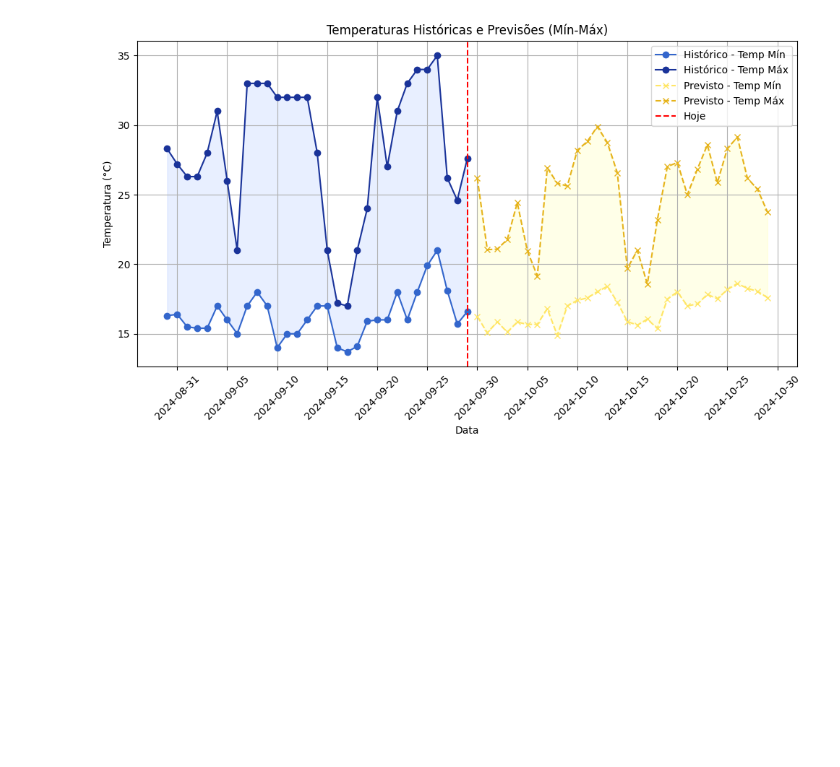
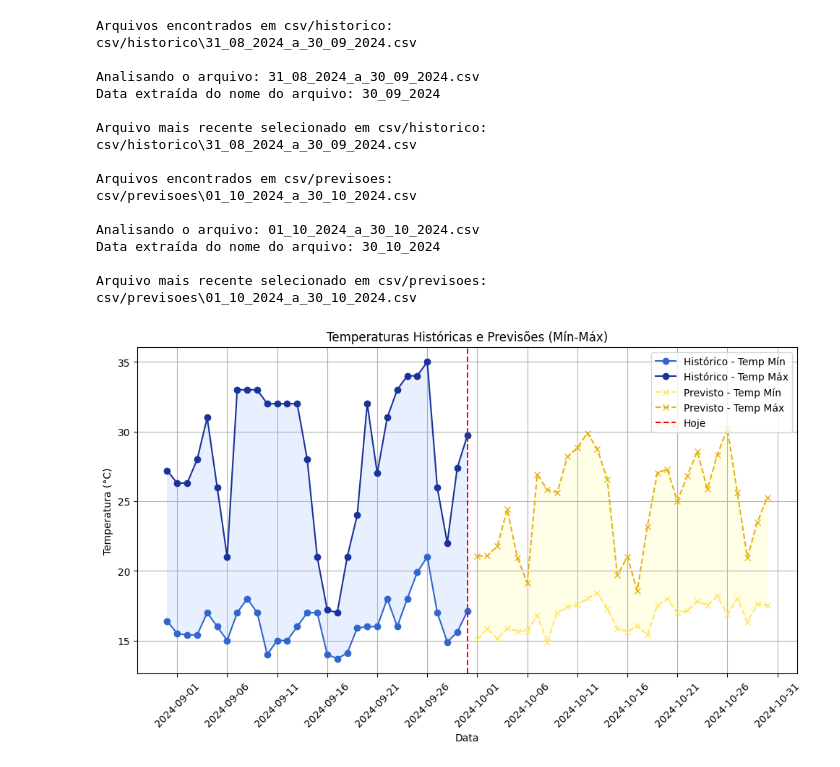
Before and after one commit to MatheusMouraPinho/WeatherLearning, a Jupyter notebook: dashboard.ipynb, the cells around one changed output. Saved outputs shown, nothing was run; the diff lists cells and outputs as text; code cells hidden in the pictures; blank space fills up the shorter version.

```diff
--- a/dashboard.ipynb
+++ b/dashboard.ipynb
@@ -38,11 +86,60 @@ historico.head(-1), previsoes.head(-1)
 # %%
 import matplotlib.pyplot as plt
+import matplotlib.dates as mdates
 import pandas as pd
-import matplotlib.dates as mdates
+import os
+import glob
+import re
+from datetime import datetime
+import sys
 
-# Ler os arquivos CSV
-historico = pd.read_csv(r'C:\FIAP\WeatherLearning\csv\historico\31_08_2024_a_30_09_2024.csv')
-previsoes = pd.read_csv(r'C:\FIAP\WeatherLearning\csv\previsoes\30_09_2024_a_29_10_2024.csv')
+def get_most_recent_file(directory, pattern):
+    arquivos = glob.glob(os.path.join(directory, pattern))
+    print(f"\nArquivos encontrados em {directory}:")
+    if arquivos:
+        for arquivo in arquivos:
+            print(arquivo)
+    else:
+        print("Nenhum arquivo encontrado.")
+
+    if not arquivos:
+        print(f"Sem dados em {directory}.")
+        sys.exit()
+    arquivos_com_datas = []
+    for arquivo in arquivos:
+        nome_arquivo = os.path.basename(arquivo)
+        print(f"\nAnalisando o arquivo: {nome_arquivo}")
+        # Ajuste do regex conforme o formato real dos nomes dos arquivos
+        match = re.search(r'_a_(\d{2}_\d{2}_\d{4})\.csv$', nome_arquivo)
+        if match:
+            data_str = match.group(1)
+            print(f"Data extraída do nome do arquivo: {data_str}")
+            try:
+                data = datetime.strptime(data_str, '%d_%m_%Y')
+                arquivos_com_datas.append((arquivo, data))
+            except ValueError:
+                print(f"Formato de data inválido em {nome_arquivo}.")
+        else:
+            print(f"Arquivo {nome_arquivo} não corresponde ao padrão esperado.")
+    if not arquivos_com_datas:
+        print(f"Sem arquivos com datas válidas em {directory}.")
+        sys.exit()
+    arquivo_mais_recente = max(arquivos_com_datas, key=lambda x: x[1])[0]
+    print(f"\nArquivo mais recente selecionado em {directory}: {arquivo_mais_recente}")
+    return arquivo_mais_recente
+
+# Diretórios e padrões
+diretorio_historico = 'csv/historico'
+diretorio_previsao = 'csv/previsoes'
+padrao_arquivos = '*_a_*.csv'  # Ajuste o padrão conforme necessário
+
+# Obtém os arquivos mais recentes
+historico_caminho = get_most_recent_file(diretorio_historico, padrao_arquivos)
+previsoes_caminho = get_most_recent_file(diretorio_previsao, padrao_arquivos)
+
+# Ler os arquivos CSV em DataFrames
+historico = pd.read_csv(historico_caminho)
+previsoes = pd.read_csv(previsoes_caminho)
 
 # Definir as cores em RGB para as linhas
 historico_min_rgb = (0.2, 0.4, 0.8)  # Azul para o histórico de temperatura mínima
@@ -82,31 +179,46 @@ plt.fill_between(dados['date'][len(historico):], dados['tmin'][len(historico):],
 # Plotando as linhas das temperaturas mínimas e máximas
 plt.plot(dados['date'][:len(historico)], dados['tmin'][:len(historico)], label='Histórico - Temp Mín', color=historico_min_rgb, marker='o')
 plt.plot(dados['date'][:len(historico)], dados['tmax'][:len(historico)], label='Histórico - Temp Máx', color=historico_max_rgb, marker='o')
 plt.plot(dados['date'][len(historico):], dados['tmin'][len(historico):], label='Previsto - Temp Mín', color=previsao_min_rgb, linestyle='--', marker='x')
 plt.plot(dados['date'][len(historico):], dados['tmax'][len(historico):], label='Previsto - Temp Máx', color=previsao_max_rgb, linestyle='--', marker='x')
 
 # Adicionando a linha vermelha tracejada na data de transição
 plt.axvline(x=data_transicao, color='red', linestyle='--', label='Hoje')
 
 # Ajustando o eixo X para exibir uma data a cada 5 dias
 plt.gca().xaxis.set_major_locator(mdates.DayLocator(interval=5))
 plt.gca().xaxis.set_major_formatter(mdates.DateFormatter('%Y-%m-%d'))
 
 # Ajustando o gráfico
 plt.title('Temperaturas Históricas e Previsões (Mín-Máx)')
 plt.xlabel('Data')
 plt.ylabel('Temperatura (°C)')
 plt.legend(handles=[plt.Line2D([0], [0], color=historico_min_rgb, marker='o', label='Histórico - Temp Mín'),
                     plt.Line2D([0], [0], color=historico_max_rgb, marker='o', label='Histórico - Temp Máx'),
                     plt.Line2D([0], [0], color=previsao_min_rgb, linestyle='--', marker='x', label='Previsto - Temp Mín'),
                     plt.Line2D([0], [0], color=previsao_max_rgb, linestyle='--', marker='x', label='Previsto - Temp Máx'),
                     plt.Line2D([0], [0], color='red', linestyle='--', label='Hoje')])
 
 plt.grid(True)
 plt.xticks(rotation=45)
 plt.tight_layout()
 
 # Exibir o gráfico
 plt.show()
 # %% [output]
+Arquivos encontrados em csv/historico:
+csv/historico\31_08_2024_a_30_09_2024.csv
+
+Analisando o arquivo: 31_08_2024_a_30_09_2024.csv
+Data extraída do nome do arquivo: 30_09_2024
+
+Arquivo mais recente selecionado em csv/historico: csv/historico\31_08_2024_a_30_09_2024.csv
+
+Arquivos encontrados em csv/previsoes:
+csv/previsoes\01_10_2024_a_30_10_2024.csv
+
+Analisando o arquivo: 01_10_2024_a_30_10_2024.csv
+Data extraída do nome do arquivo: 30_10_2024
+
+Arquivo mais recente selecionado em csv/previsoes: csv/previsoes\01_10_2024_a_30_10_2024.csv
-[figure, old version]
+[figure, new version]
```
Also changed, not shown: parts of 1 cell of this notebook, 2 other files.
